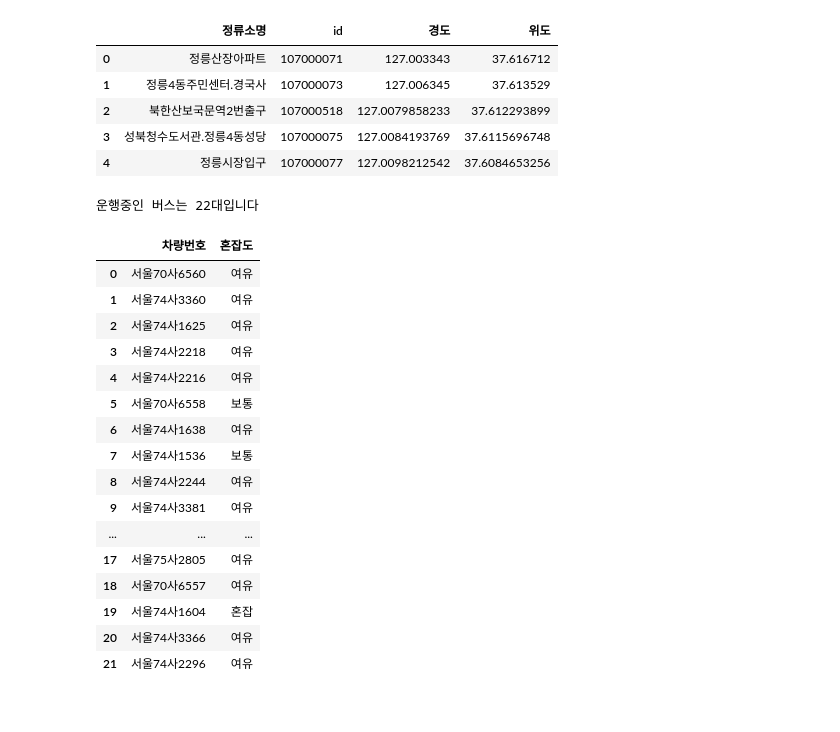
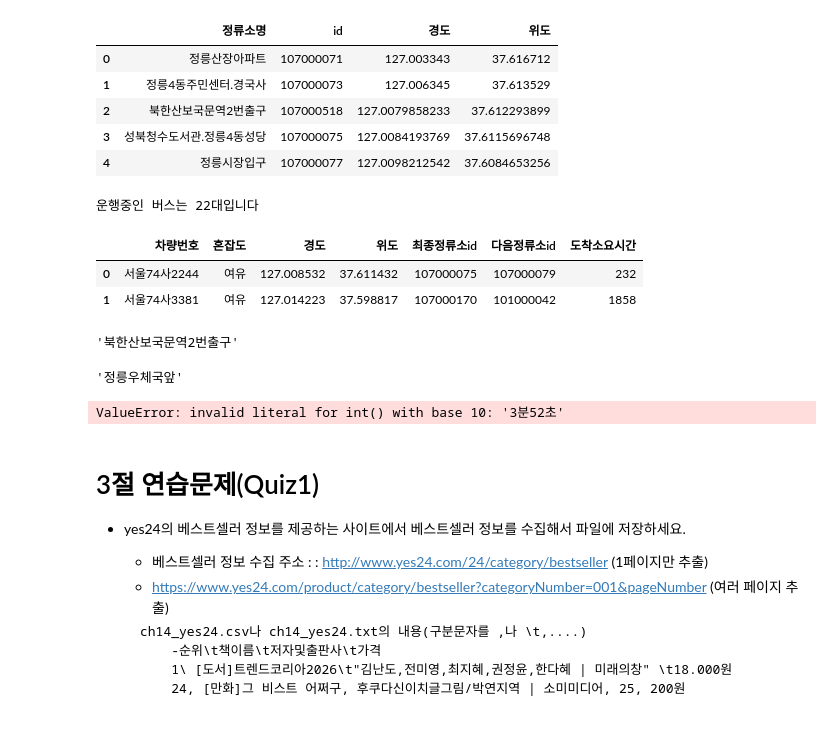
Before and after one commit to mystery7city/ai, a Jupyter notebook: source/01_python/ch_14_웹데이터수집1_정적.ipynb, the cells around one changed output. Saved outputs shown, nothing was run; the diff lists cells and outputs as text; code cells hidden in the pictures.

````diff
--- a/source/01_python/ch_14_웹데이터수집1_정적.ipynb
+++ b/source/01_python/ch_14_웹데이터수집1_정적.ipynb
@@ -995,41 +977,46 @@ df_station.head()
 # %%
 url3 = f'http://ws.bus.go.kr/api/rest/buspos/getBusPosByRtid?serviceKey={key}&busRouteId={busRouteId}'
 # print(url3)
 response = requests.get(url3)
 soup = BeautifulSoup(response.text, 'xml')
 itemLists = soup.select('itemList')
 print(f'운행중인 버스는 {len(itemLists)}대입니다')
 bus_position = []
 for itemList in itemLists:
     plainNo = itemList.select_one('plainNo').text # 차량번호
     congetion = itemList.select_one('congetion').text # 혼잡도(congetion)
     # 0 : 없음, 3 : 여유, 4 : 보통, 5 : 혼잡, 6 : 매우혼잡
     congetion = '없음' if congetion=='0' \
             else '여유' if congetion=='3' \
             else '보통' if congetion=='4' \
             else '혼잡' if congetion=='5' else '매우혼잡'
+    gpsX = itemList.select_one('gpsX').text # 경도
+    gpsY = itemList.select_one('gpsY').text # 위도
+    lastStnId = itemList.select_one('lastStnId').text # 최종정류소id
+    nextStId = itemList.select_one('nextStId').text # 다음정류소id
+    nextStTm = itemList.select_one('nextStTm').text # 다음정류소까지 소요시간
+
     bus_position.append({
         '차량번호':plainNo,
-        '혼잡도':congetion
+        '혼잡도':congetion,
+        '경도':gpsX,
+        '위도':gpsY,
+        '최종정류소id':lastStnId,
+        '다음정류소id':nextStId,
+        '도착소요시간':nextStTm
     })
 df_position = pd.DataFrame(bus_position)
-df_position
+df_position.head(2)
 # %% [output]
 운행중인 버스는 22대입니다
-|  | 차량번호 | 혼잡도 |
-| 0 | 서울70사6560 | 여유 |
-| 1 | 서울74사3360 | 여유 |
-| 2 | 서울74사1625 | 여유 |
-| 3 | 서울74사2218 | 여유 |
-| 4 | 서울74사2216 | 여유 |
-| 5 | 서울70사6558 | 보통 |
-| 6 | 서울74사1638 | 여유 |
-| 7 | 서울74사1536 | 보통 |
-| 8 | 서울74사2244 | 여유 |
-| 9 | 서울74사3381 | 여유 |
-| ... | ... | ... |
-| 17 | 서울75사2805 | 여유 |
-| 18 | 서울70사6557 | 여유 |
-| 19 | 서울74사1604 | 혼잡 |
-| 20 | 서울74사3366 | 여유 |
-| 21 | 서울74사2296 | 여유 |
+|  | 차량번호 | 혼잡도 | 경도 | 위도 | 최종정류소id | 다음정류소id | 도착소요시간 |
+| 0 | 서울74사2244 | 여유 | 127.008532 | 37.611432 | 107000075 | 107000079 | 232 |
+| 1 | 서울74사3381 | 여유 | 127.014223 | 37.598817 | 107000170 | 101000042 | 1858 |
+# %%
+df_station.loc[df_station['id'] == '107000518', '정류소명'].iloc[0]
+# %% [output]
+'북한산보국문역2번출구'
+# %%
+df_station.loc[df_station['id']=='107000079','정류소명'].iloc[0]
+# %% [output]
+'정릉우체국앞'
@@ -1035,0 +1034,18 @@ df_position
+# %%
+
+df = df_position.apply(station_name, axis=1)
+df.drop(['최종정류소id','다음정류소id'], axis=1).head()
+# %% [output]
+ValueError: invalid literal for int() with base 10: '3분52초'
+# %% [markdown]
+# 3절 연습문제(Quiz1)
+- yes24의 베스트셀러 정보를 제공하는 사이트에서 베스트셀러 정보를 수집해서 파일에 저장하세요.
+    * 베스트셀러 정보 수집 주소 : : http://www.yes24.com/24/category/bestseller (1페이지만 추출)
+    * https://www.yes24.com/product/category/bestseller?categoryNumber=001&pageNumber (여러 페이지 추출)
+
+    ```
+    ch14_yes24.csv나 ch14_yes24.txt의 내용(구분문자를 ,나 \t,....)
+        -순위\t책이름\t저자및출판사\t가격
+        1\ [도서]트렌드코리아2026\t"김난도,전미영,최지혜,권정윤,한다혜 | 미래의창" \t18.000원
+        24, [만화]그 비스트 어쩌구, 후쿠다신이치글그림/박연지역 | 소미미디어, 25, 200원
+    ```
````
Also changed, not shown: parts of 29 cells of this notebook, 12 other files.
